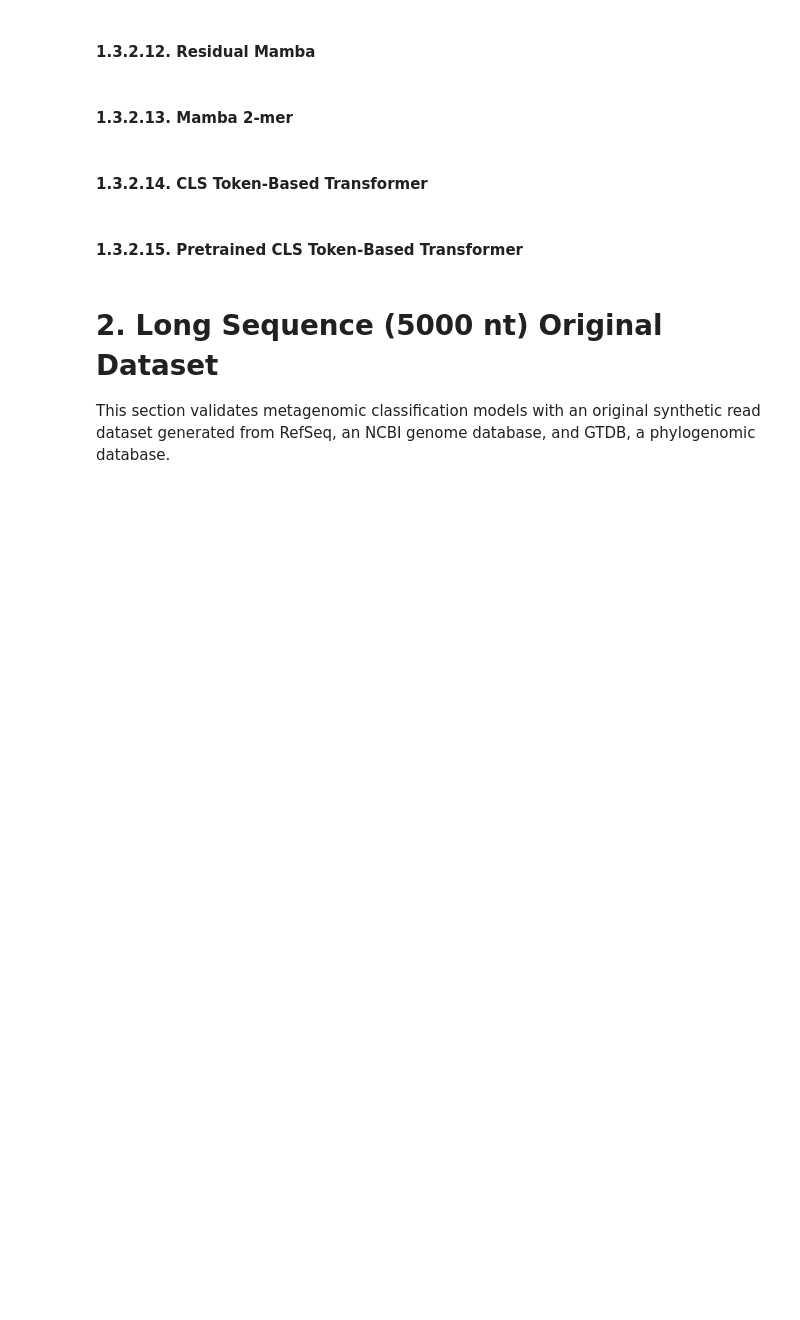
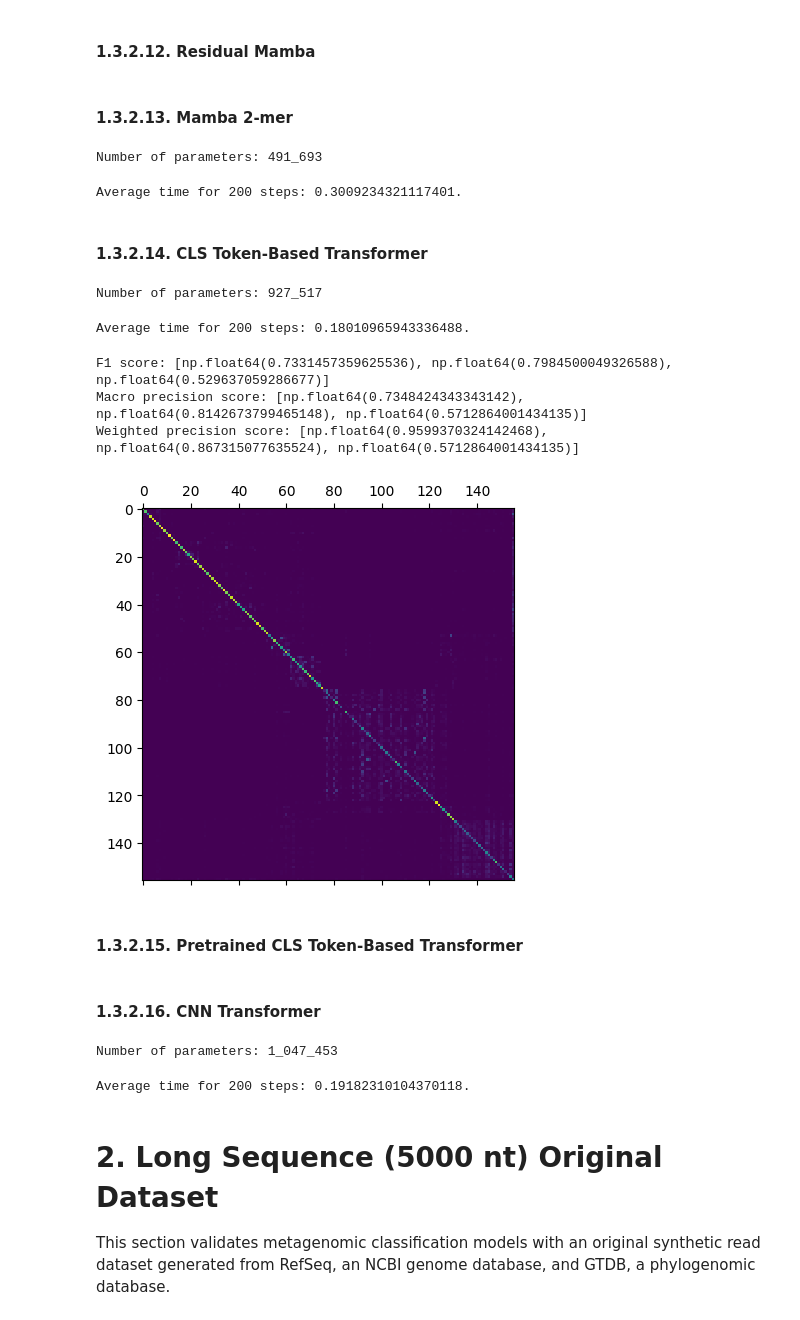
Before and after one commit to Vincent-Therrien/stelaro, a Jupyter notebook: demonstrations/classification.ipynb, the cells around one changed output. Drawn from its saved outputs; the diff is of its cells as text; code cells hidden in the pictures; blank space fills up the shorter version.

```diff
--- a/demonstrations/classification.ipynb
+++ b/demonstrations/classification.ipynb
@@ -1822,34 +1870,49 @@ classifier = models.Classifier(
     format.to_pairs,
     True
 )
-train_classifier(classifier, directory, (1, 2, 3, 4, 5, 6, 7, 8), train_data, validation_data)
-models.benchmark_classifier(classifier, test_data, "cuda", mapping, 300)
+# train_classifier(classifier, directory, (1, 2, 3, 4, 5, 6, 7, 8), train_data, validation_data)
+# models.benchmark_classifier(classifier, test_data, "cuda", mapping, 300)
+classifier.model.load_state_dict(load(f"{directory}/weights_8_epoch.pt2"))
+test_speed(classifier, 200)
+# models.benchmark_classifier(classifier, test_data, "cuda", mapping, 300)
+# %% [output]
+Number of parameters: 491_693
+Average time for 200 steps: 0.3009234321117401.
 # %% [markdown]
 #### 1.3.2.14. CLS Token-Based Transformer
 # %%
 directory = f"{BERTAX_MODELS}transformer_token/"
 mkdir(directory)
 from torch import save, load
 from stelaro.models import transformer
 
 classifier = models.Classifier(
     BERTAX_READ_LENGTH // 4,
     mapping,
     "cuda",
     transformer.TransformerClassifier(
         N=BERTAX_READ_LENGTH // 4,
         num_classes=len(mapping),
         embed_dim=128,
         vocab_size=256,
         n_head=4,
         n_layers=4,
         classification_type="token"
     ),
     format.to_tetramers,
     True
 )
-# classifier.model.load_state_dict(load(f"{directory}/weights_80k_steps.pt2"))
-train_classifier(classifier, directory, (1, 2, 3, 4, 5, 6, 7, 8), train_data, validation_data)
+test_speed(classifier, 200)
+classifier.model.load_state_dict(load(f"{directory}/weights_8_epoch.pt2"))
+models.benchmark_classifier(classifier, test_data, "cuda", mapping, 300)
+# train_classifier(classifier, directory, (1, 2, 3, 4, 5, 6, 7, 8), train_data, validation_data)
+# %% [output]
+Number of parameters: 927_517
+Average time for 200 steps: 0.18010965943336488.
+F1 score: [np.float64(0.7331457359625536), np.float64(0.7984500049326588), np.float64(0.529637059286677)]
+Macro precision score: [np.float64(0.7348424343343142), np.float64(0.8142673799465148), np.float64(0.5712864001434135)]
+Weighted precision score: [np.float64(0.9599370324142468), np.float64(0.867315077635524), np.float64(0.5712864001434135)]
+[figure, added]
 # %%
 classifier.model.load_state_dict(load(f"{directory}/weights_5_epoch.pt2"))
 models.benchmark_classifier(classifier, test_data, "cuda", mapping, 300)
@@ -1880,6 +1943,36 @@ pretrain(classifier, directory, 20_000, pretraining_data)
 # classifier.model.load_state_dict(load(f"{directory}/pretrain_mlm_weights_20k_steps.pt2"))
 train_classifier(classifier, directory, (1, 2, 3, 4, 5, 6, 7, 8), train_data, validation_data)
 models.benchmark_classifier(classifier, test_data, "cuda", mapping, 300)
+# %% [markdown]
+#### 1.3.2.16. CNN Transformer
+# %%
+from stelaro.models import transformer
+directory = f"{BERTAX_MODELS}transformer_token_cnn/"
+mkdir(directory)
+
+classifier = models.Classifier(
+    BERTAX_READ_LENGTH // 4,
+    mapping,
+    "cuda",
+    transformer.TransformerClassifierCNN(
+        N=BERTAX_READ_LENGTH // 4,
+        num_classes=len(mapping),
+        embed_dim=128,
+        vocab_size=256,
+        n_head=4,
+        n_layers=4,
+        classification_type="token"
+    ),
+    format.to_channels,
+    True
+)
+test_speed(classifier, 200)
+# classifier.model.load_state_dict(load(f"{directory}weights_7_epoch.pt2"))
+# train_classifier(classifier, directory, (1, 2, 3, 4, 5, 6, 7, 8), train_data, validation_data)
+# models.benchmark_classifier(classifier, test_data, "cuda", mapping, 300)
+# %% [output]
+Number of parameters: 1_047_453
+Average time for 200 steps: 0.19182310104370118.
 # %% [markdown]
 # 2. Long Sequence (5000 nt) Original Dataset
 
```
Also changed, not shown: parts of 13 cells of this notebook, 2 other files.
